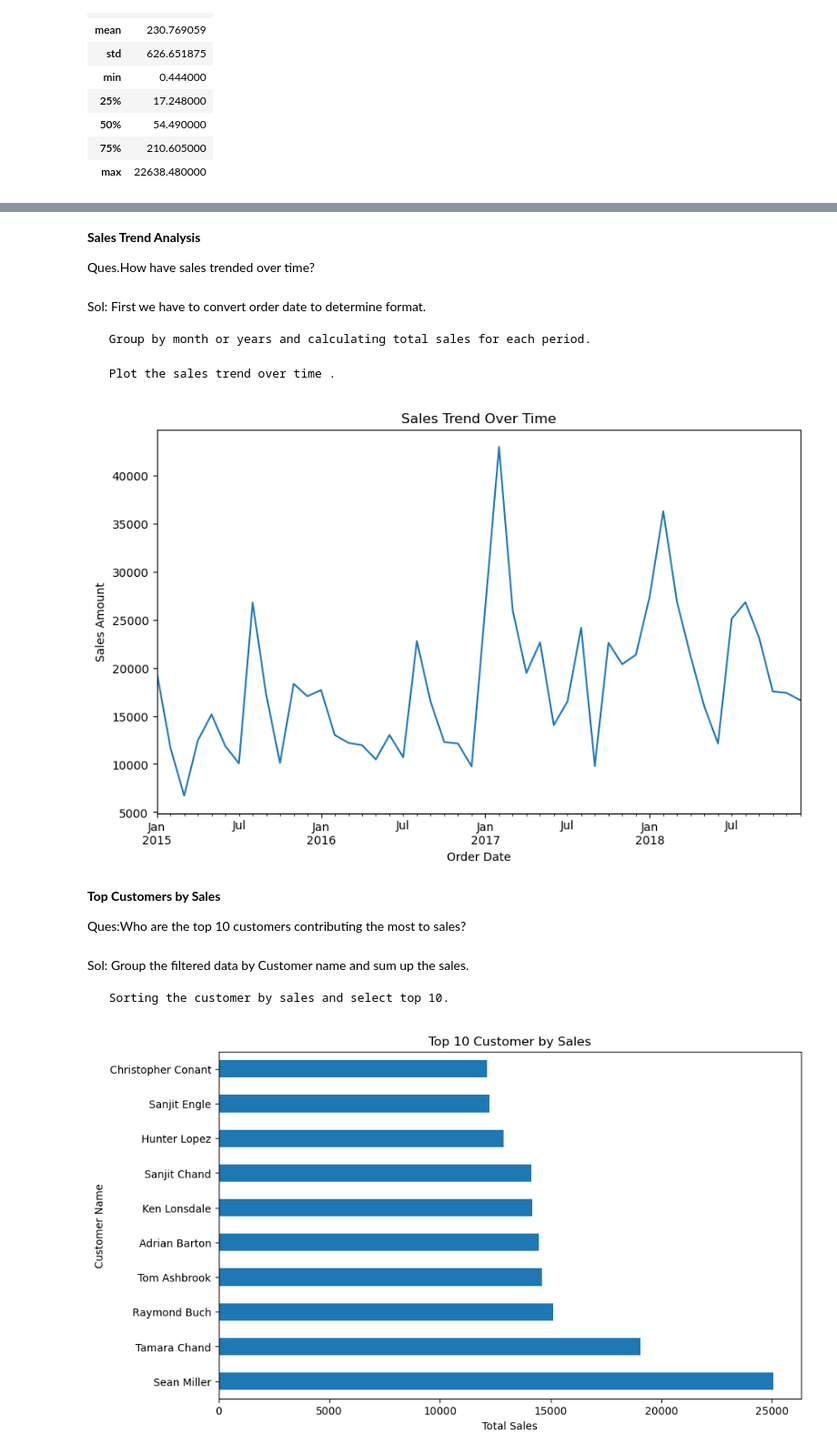
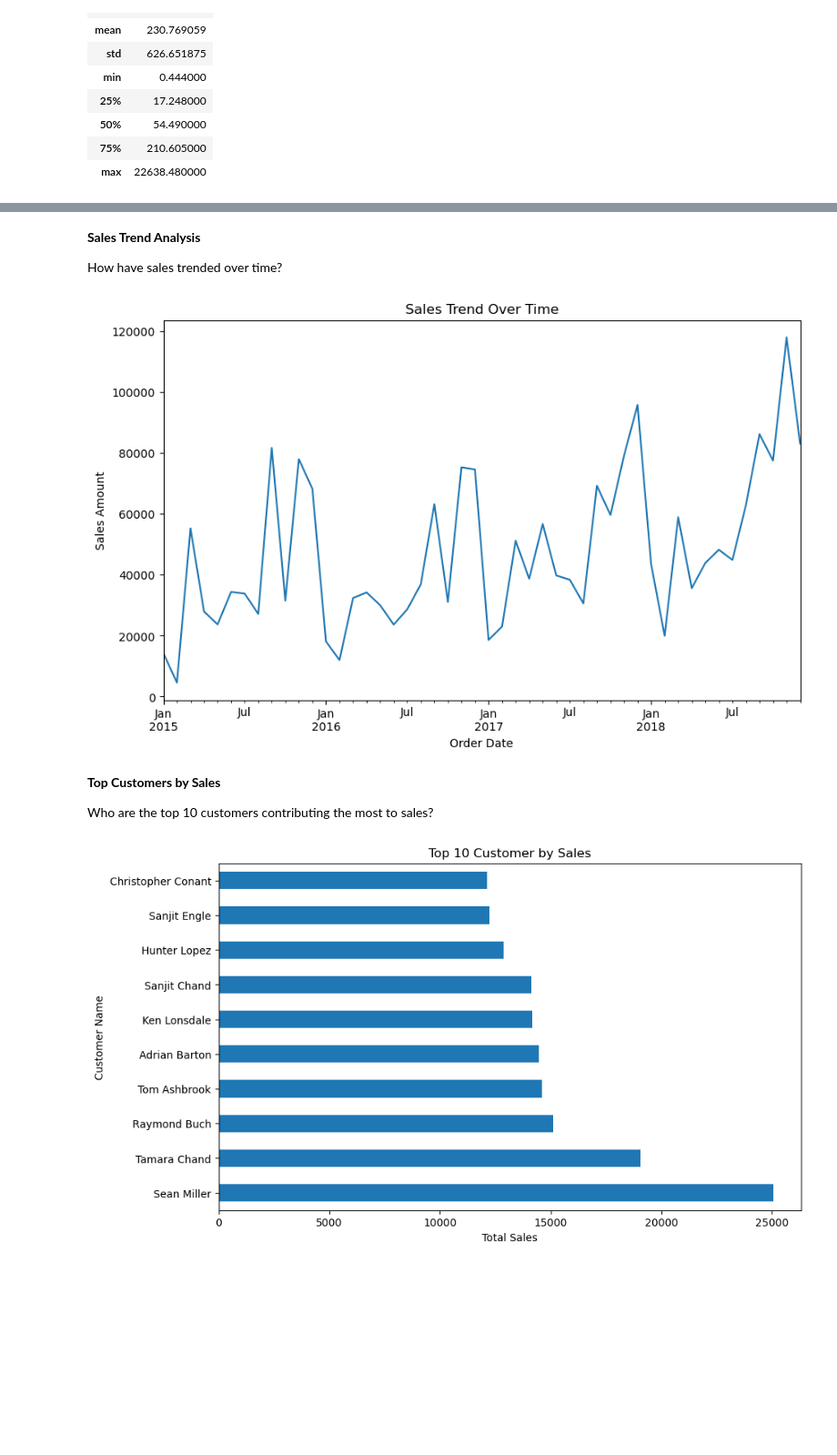
Before and after one commit to sumanshaw9/sales-insights, a Jupyter notebook: Customer-Sales-Analysis.ipynb, the cells around one changed output, grey strips where cells are left out. Shown at 91% size. Drawn from its saved outputs; the diff is of its cells as text; code cells hidden in the pictures; blank space fills up the shorter version.

```diff
--- a/Customer-Sales-Analysis.ipynb
+++ b/Customer-Sales-Analysis.ipynb
@@ -181,34 +161,25 @@ data_filtered.describe(include='all')
 # %% [markdown]
 **Sales Trend Analysis**
 
-Ques.How have sales trended over time?
+How have sales trended over time?
-# %% [markdown]
-Sol: First we have to convert order date to determine format.
-
-     Group by month or years and calculating total sales for each period.
-
-     Plot the sales trend over time .
 # %%
 import numpy as np
 import matplotlib.pyplot as plt
 import seaborn as sns
+# %%
+data_filtered['Order Date'] = pd.to_datetime(data_filtered['Order Date'], format='%d/%m/%Y', errors='coerce')
 # %%
 #sales trend month by month
-data_filtered['Order Date'] = pd.to_datetime(data_filtered['Order Date'],format='%d-%m-%Y',errors='coerce')
 sales_trend = data_filtered.resample("M", on= 'Order Date')['Sales'].sum()
 sales_trend.plot(figsize=(10,6),title="Sales Trend Over Time")
 plt.ylabel("Sales Amount")
 plt.show()
 # %% [output]
-[figure, old version]
+[figure, new version]
 # %% [markdown]
 **Top Customers by Sales**
 
-Ques:Who are the top 10 customers contributing the most to sales?
+Who are the top 10 customers contributing the most to sales?
-# %% [markdown]
-Sol: Group the filtered data by Customer name and sum up the sales.
-
-     Sorting the customer by sales and select top 10.
 # %%
 #high value customers
 top_customer = data_filtered.groupby("Customer Name")["Sales"].sum().nlargest(10)
```
Also changed, not shown: parts of 28 cells of this notebook.
